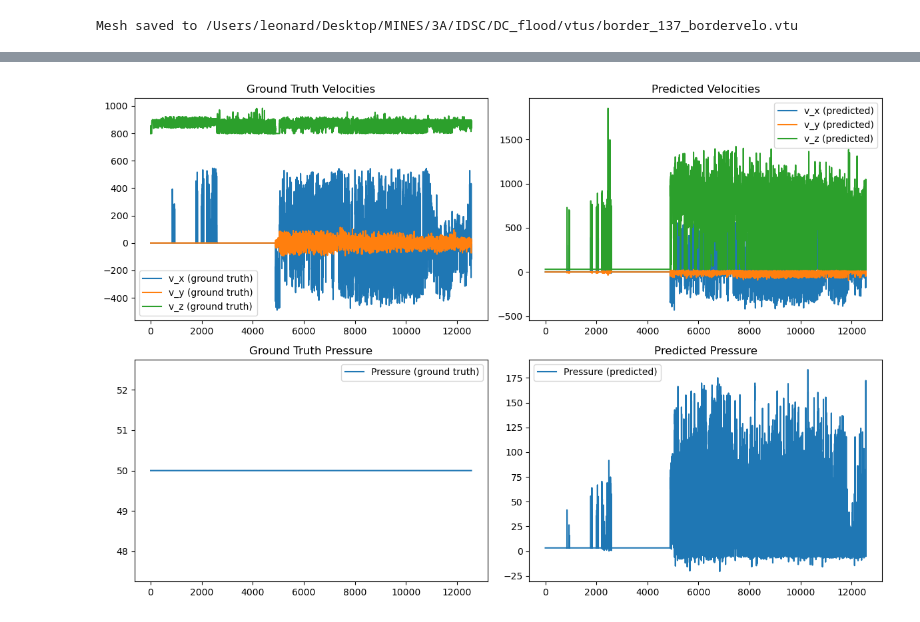
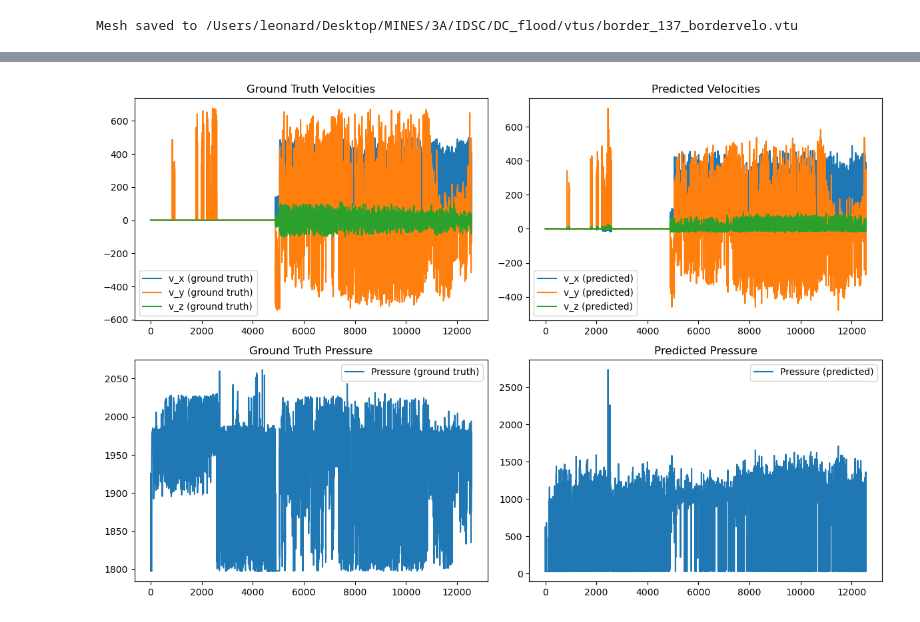
Before and after one commit to zhanquen/DC_flood, a Jupyter notebook: test_moracchini.ipynb, the cells around one changed output, grey strips where cells are left out. Drawn from its saved outputs; the diff is of its cells as text; code cells hidden in the pictures.

```diff
--- a/test_moracchini.ipynb
+++ b/test_moracchini.ipynb
@@ -24,7 +24,7 @@ mesh_ids = [xdmf_file.name.split("_")[1].split(".")[0] for xdmf_file in xdmf_fil
 print(mesh_ids)
 mesh_id = mesh_ids[0]
 
-X_nodes, X_edges, y = get_X_y(mesh_id, time_step=0)
+X_nodes, X_edges, y = get_X_y(mesh_id, time_step=1)
 print(X_nodes.shape)
 print(X_edges.shape)
 print(y.shape)
@@ -94,7 +99,7 @@ class CFDGNN(torch.nn.Module):
     def forward(self, x, edge_index, edge_weights = None):
         x_0 = x[:,3:]
         x = self.conv1(x, edge_index, edge_weights)
-        x = F.relu(x)
+        x = F.sigmoid(x)
         x = self.conv2(x, edge_index, edge_weights)
         x = F.relu(x)
         x = self.conv3(x, edge_index, edge_weights)
@@ -103,19 +108,23 @@ class CFDGNN(torch.nn.Module):
         return  x
 # %%
 from DL_utils import train_test_sets
-
+exclude_xyz = False
+in_channels = 5
+if not exclude_xyz:
+    in_channels = 8
 # Initialisation du modèle et de l'optimiseur
-model = CFDGNN(in_channels=5, hidden_channels=16, out_channels=4)
+model = CFDGNN(in_channels=in_channels, hidden_channels=16, out_channels=4)
 optimizer = torch.optim.Adam(model.parameters(), lr=0.01)
 
 # Split des données en ensembles d'entraînement et de test
 train_mesh_ids, test_mesh_ids = train_test_sets(mesh_ids, test_size=0.2, random_state=42)
 
-# Entraînement du modèle
-train_loss = train_model(model, optimizer, train_mesh_ids, epochs=1, batch_size=1)
+# # Entraînement du modèle
+train_loss = train_model(model, optimizer, train_mesh_ids, epochs=1, batch_size=1 ,exclude_xyz=exclude_xyz)
 
-# Évaluation du modèle
-average_loss = evaluate_model(model, test_mesh_ids)
+# # Évaluation du modèle
+
+average_loss = evaluate_model(model, test_mesh_ids , exclude_xyz= exclude_xyz)
 
 print(f'Average Test Loss: {average_loss:.4f}')
 # %% [output]
@@ -148,32 +163,32 @@ def visualize_prediction(model, mesh_id, time_step):
     # Ground truth velocities
     axs[0, 0].plot(y[:, 0], label='v_x (ground truth)')
     axs[0, 0].plot(y[:, 1], label='v_y (ground truth)')
     axs[0, 0].plot(y[:, 2], label='v_z (ground truth)')
     axs[0, 0].set_title('Ground Truth Velocities')
     axs[0, 0].legend()
 
     # Predicted velocities
     axs[0, 1].plot(y_pred[:, 0], label='v_x (predicted)')
     axs[0, 1].plot(y_pred[:, 1], label='v_y (predicted)')
     axs[0, 1].plot(y_pred[:, 2], label='v_z (predicted)')
     axs[0, 1].set_title('Predicted Velocities')
     axs[0, 1].legend()
 
     # Ground truth pressure
     axs[1, 0].plot(y[:, 3], label='Pressure (ground truth)')
     axs[1, 0].set_title('Ground Truth Pressure')
     axs[1, 0].legend()
 
     # Predicted pressure
     axs[1, 1].plot(y_pred[:, 3], label='Pressure (predicted)')
     axs[1, 1].set_title('Predicted Pressure')
     axs[1, 1].legend()
 
     plt.tight_layout()
     plt.show()
 
 mesh_id = mesh_ids[0]
-time_step =  50
+time_step =  2
 visualize_prediction(model, mesh_id, time_step)
 # %% [output]
-[figure, old version]
+[figure, new version]
```
Also changed, not shown: parts of 4 cells of this notebook.
